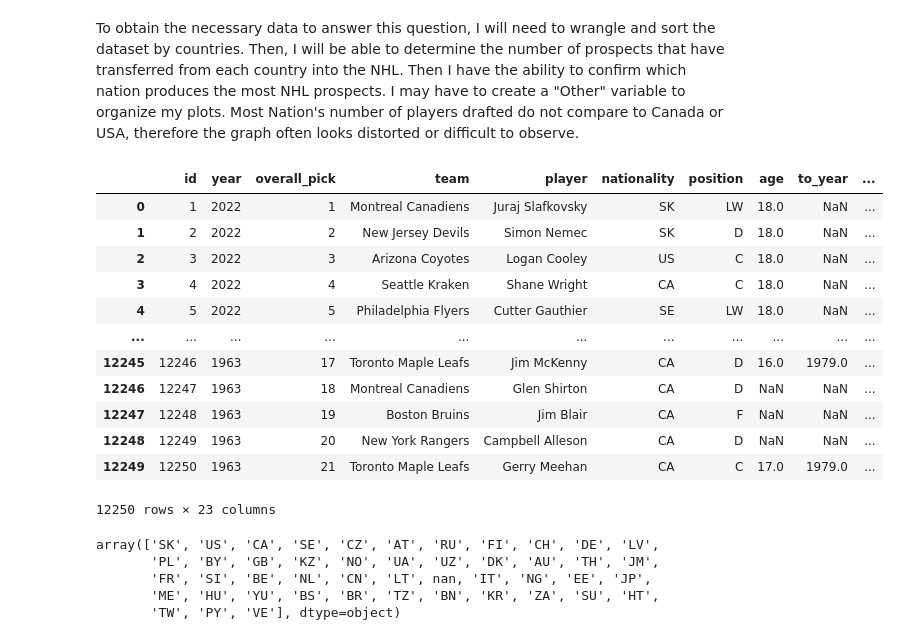
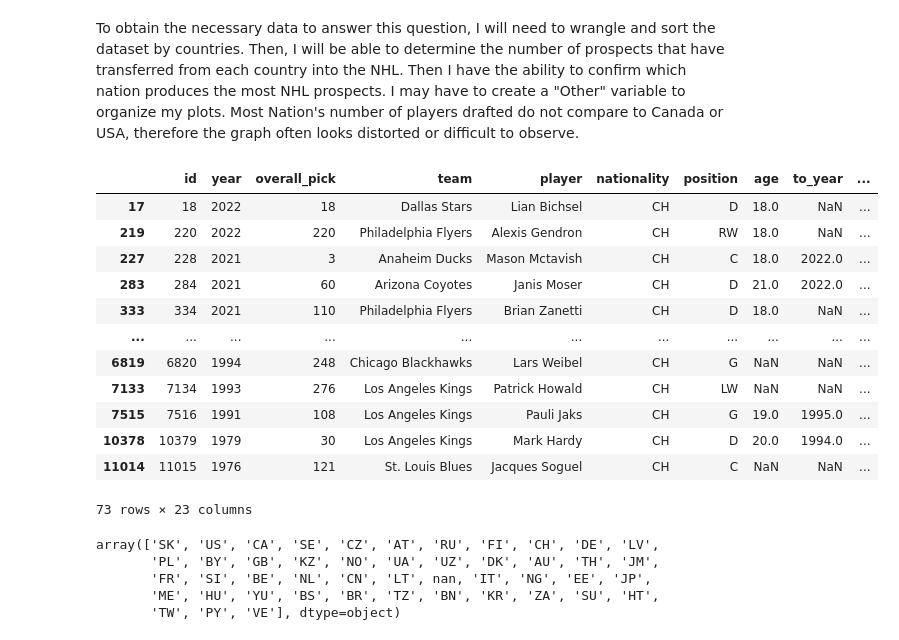
Before and after one commit to ubco-W2022T2-data301/project-group-group31, a Jupyter notebook: analysis/analysis2.ipynb, the cells around one changed output. Saved outputs shown, nothing was run; the diff lists cells and outputs as text; code cells hidden in the pictures.

```diff
--- a/analysis/analysis2.ipynb
+++ b/analysis/analysis2.ipynb
@@ -11,21 +11,21 @@ To obtain the necessary data to answer this question, I will need to wrangle and
 import pandas as pd
 # %%
 df = pd.read_csv("../data/raw/NHLDraft.csv")
-df
+df[df['nationality']=='CH']
 # %% [output]
 |  | id | year | overall_pick | team | player | nationality | position | age | to_year | ... |
-| 0 | 1 | 2022 | 1 | Montreal Canadiens | Juraj Slafkovsky | SK | LW | 18.0 | NaN | ... |
-| 1 | 2 | 2022 | 2 | New Jersey Devils | Simon Nemec | SK | D | 18.0 | NaN | ... |
-| 2 | 3 | 2022 | 3 | Arizona Coyotes | Logan Cooley | US | C | 18.0 | NaN | ... |
-| 3 | 4 | 2022 | 4 | Seattle Kraken | Shane Wright | CA | C | 18.0 | NaN | ... |
-| 4 | 5 | 2022 | 5 | Philadelphia Flyers | Cutter Gauthier | SE | LW | 18.0 | NaN | ... |
+| 17 | 18 | 2022 | 18 | Dallas Stars | Lian Bichsel | CH | D | 18.0 | NaN | ... |
+| 219 | 220 | 2022 | 220 | Philadelphia Flyers | Alexis Gendron | CH | RW | 18.0 | NaN | ... |
+| 227 | 228 | 2021 | 3 | Anaheim Ducks | Mason Mctavish | CH | C | 18.0 | 2022.0 | ... |
+| 283 | 284 | 2021 | 60 | Arizona Coyotes | Janis Moser | CH | D | 21.0 | 2022.0 | ... |
+| 333 | 334 | 2021 | 110 | Philadelphia Flyers | Brian Zanetti | CH | D | 18.0 | NaN | ... |
 | ... | ... | ... | ... | ... | ... | ... | ... | ... | ... | ... |
-| 12245 | 12246 | 1963 | 17 | Toronto Maple Leafs | Jim McKenny | CA | D | 16.0 | 1979.0 | ... |
-| 12246 | 12247 | 1963 | 18 | Montreal Canadiens | Glen Shirton | CA | D | NaN | NaN | ... |
-| 12247 | 12248 | 1963 | 19 | Boston Bruins | Jim Blair | CA | F | NaN | NaN | ... |
-| 12248 | 12249 | 1963 | 20 | New York Rangers | Campbell Alleson | CA | D | NaN | NaN | ... |
-| 12249 | 12250 | 1963 | 21 | Toronto Maple Leafs | Gerry Meehan | CA | C | 17.0 | 1979.0 | ... |
+| 6819 | 6820 | 1994 | 248 | Chicago Blackhawks | Lars Weibel | CH | G | NaN | NaN | ... |
+| 7133 | 7134 | 1993 | 276 | Los Angeles Kings | Patrick Howald | CH | LW | NaN | NaN | ... |
+| 7515 | 7516 | 1991 | 108 | Los Angeles Kings | Pauli Jaks | CH | G | 19.0 | 1995.0 | ... |
+| 10378 | 10379 | 1979 | 30 | Los Angeles Kings | Mark Hardy | CH | D | 20.0 | 1994.0 | ... |
+| 11014 | 11015 | 1976 | 121 | St. Louis Blues | Jacques Soguel | CH | C | NaN | NaN | ... |
-12250 rows × 23 columns
+73 rows × 23 columns
 # %%
 df['nationality'].unique()
 # %% [output]
```
Also changed, not shown: parts of 3 cells of this notebook.
